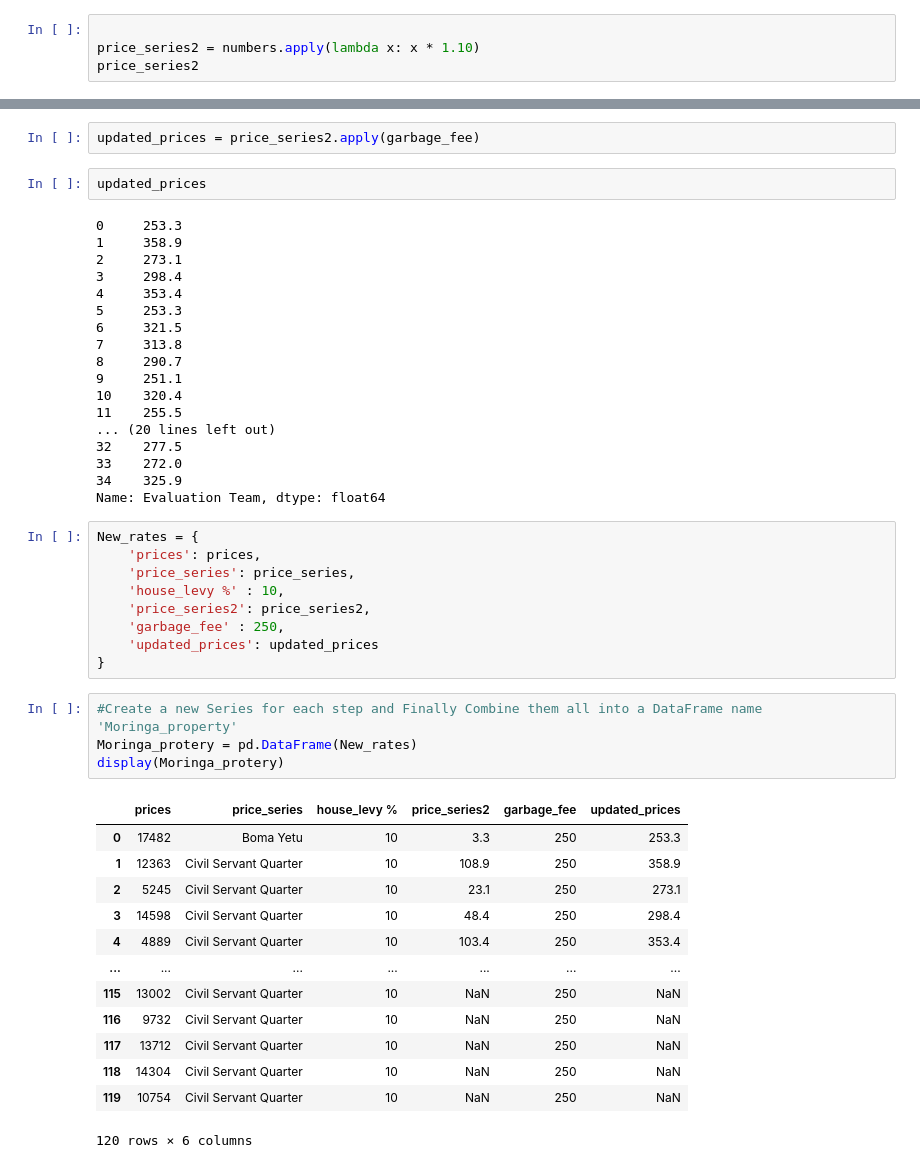
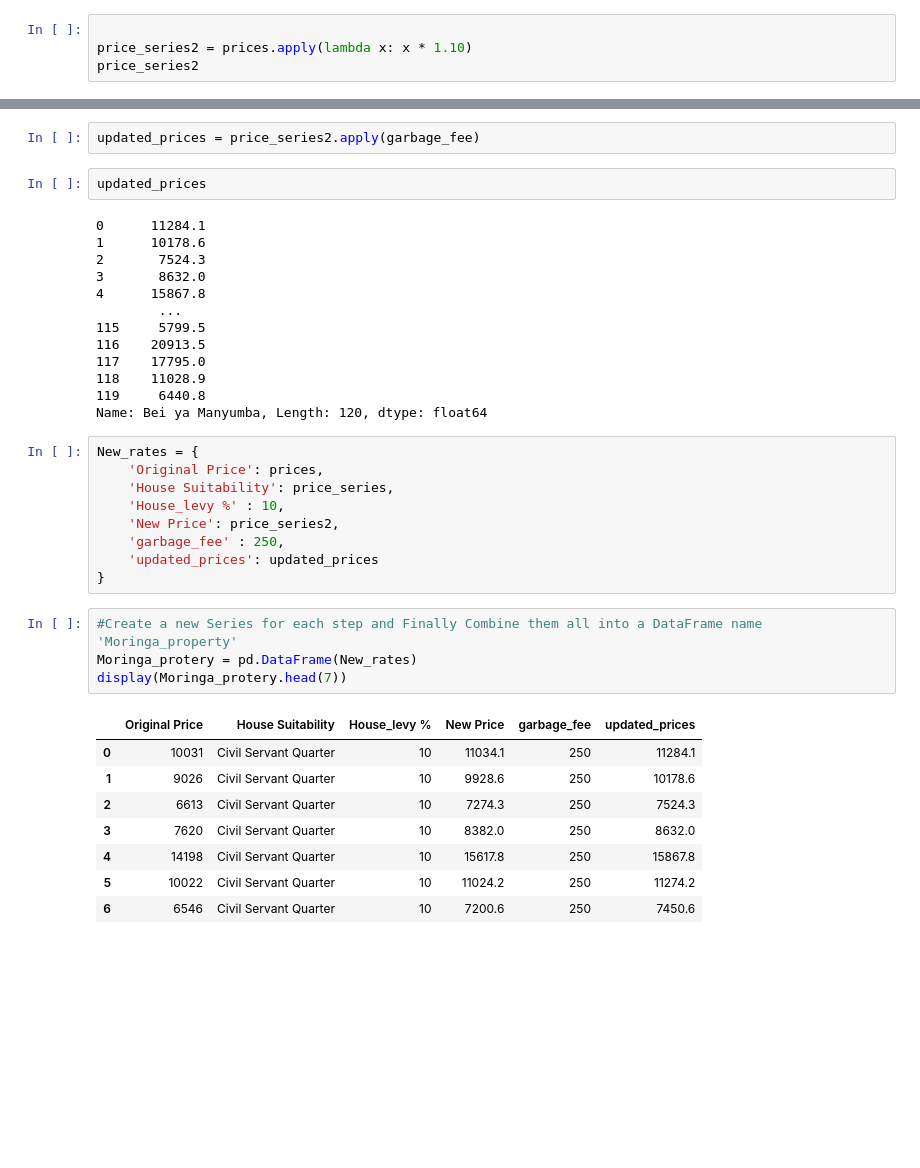
Before and after one commit to Karuoya-1989/Pandas-Series, a Jupyter notebook: intro_to_pandas_series_and_dataframes.ipynb, the cells around one changed output, grey strips where cells are left out. Drawn from its saved outputs; the diff is of its cells as text; blank space fills up the shorter version.

```diff
--- a/intro_to_pandas_series_and_dataframes.ipynb
+++ b/intro_to_pandas_series_and_dataframes.ipynb
@@ -776,6 +776,6 @@ price_series.tail(6)
 Name: HouseCategories, dtype: object
 # %%
 
-price_series2 = numbers.apply(lambda x: x * 1.10)
+price_series2 = prices.apply(lambda x: x * 1.10)
 price_series2
 # %% [output]
@@ -836,47 +826,37 @@ updated_prices = price_series2.apply(garbage_fee)
 # %%
 updated_prices
 # %% [output]
-0     253.3
-1     358.9
-2     273.1
-3     298.4
-4     353.4
-5     253.3
-6     321.5
-7     313.8
-8     290.7
-9     251.1
-10    320.4
-11    255.5
-... (20 lines left out)
-32    277.5
-33    272.0
-34    325.9
-Name: Evaluation Team, dtype: float64
+0      11284.1
+1      10178.6
+2       7524.3
+3       8632.0
+4      15867.8
+        ...
+115     5799.5
+116    20913.5
+117    17795.0
+118    11028.9
+119     6440.8
+Name: Bei ya Manyumba, Length: 120, dtype: float64
 # %%
 New_rates = {
-    'prices': prices,
-    'price_series': price_series,
-    'house_levy %' : 10,
-    'price_series2': price_series2,
+    'Original Price': prices,
+    'House Suitability': price_series,
+    'House_levy %' : 10,
+    'New Price': price_series2,
     'garbage_fee' : 250,
     'updated_prices': updated_prices
 }
 # %%
 #Create a new Series for each step and Finally Combine them all into a DataFrame name 'Moringa_property'
 Moringa_protery = pd.DataFrame(New_rates)
-display(Moringa_protery)
+display(Moringa_protery.head(7))
 # %% [output]
-|  | prices | price_series | house_levy % | price_series2 | garbage_fee | updated_prices |
-| 0 | 17482 | Boma Yetu | 10 | 3.3 | 250 | 253.3 |
-| 1 | 12363 | Civil Servant Quarter | 10 | 108.9 | 250 | 358.9 |
-| 2 | 5245 | Civil Servant Quarter | 10 | 23.1 | 250 | 273.1 |
-| 3 | 14598 | Civil Servant Quarter | 10 | 48.4 | 250 | 298.4 |
-| 4 | 4889 | Civil Servant Quarter | 10 | 103.4 | 250 | 353.4 |
-| ... | ... | ... | ... | ... | ... | ... |
-| 115 | 13002 | Civil Servant Quarter | 10 | NaN | 250 | NaN |
-| 116 | 9732 | Civil Servant Quarter | 10 | NaN | 250 | NaN |
-| 117 | 13712 | Civil Servant Quarter | 10 | NaN | 250 | NaN |
-| 118 | 14304 | Civil Servant Quarter | 10 | NaN | 250 | NaN |
-| 119 | 10754 | Civil Servant Quarter | 10 | NaN | 250 | NaN |
+|  | Original Price | House Suitability | House_levy % | New Price | garbage_fee | updated_prices |
+| 0 | 10031 | Civil Servant Quarter | 10 | 11034.1 | 250 | 11284.1 |
+| 1 | 9026 | Civil Servant Quarter | 10 | 9928.6 | 250 | 10178.6 |
+| 2 | 6613 | Civil Servant Quarter | 10 | 7274.3 | 250 | 7524.3 |
+| 3 | 7620 | Civil Servant Quarter | 10 | 8382.0 | 250 | 8632.0 |
+| 4 | 14198 | Civil Servant Quarter | 10 | 15617.8 | 250 | 15867.8 |
+| 5 | 10022 | Civil Servant Quarter | 10 | 11024.2 | 250 | 11274.2 |
+| 6 | 6546 | Civil Servant Quarter | 10 | 7200.6 | 250 | 7450.6 |
-120 rows × 6 columns
```
Also changed, not shown: parts of 26 cells of this notebook.
